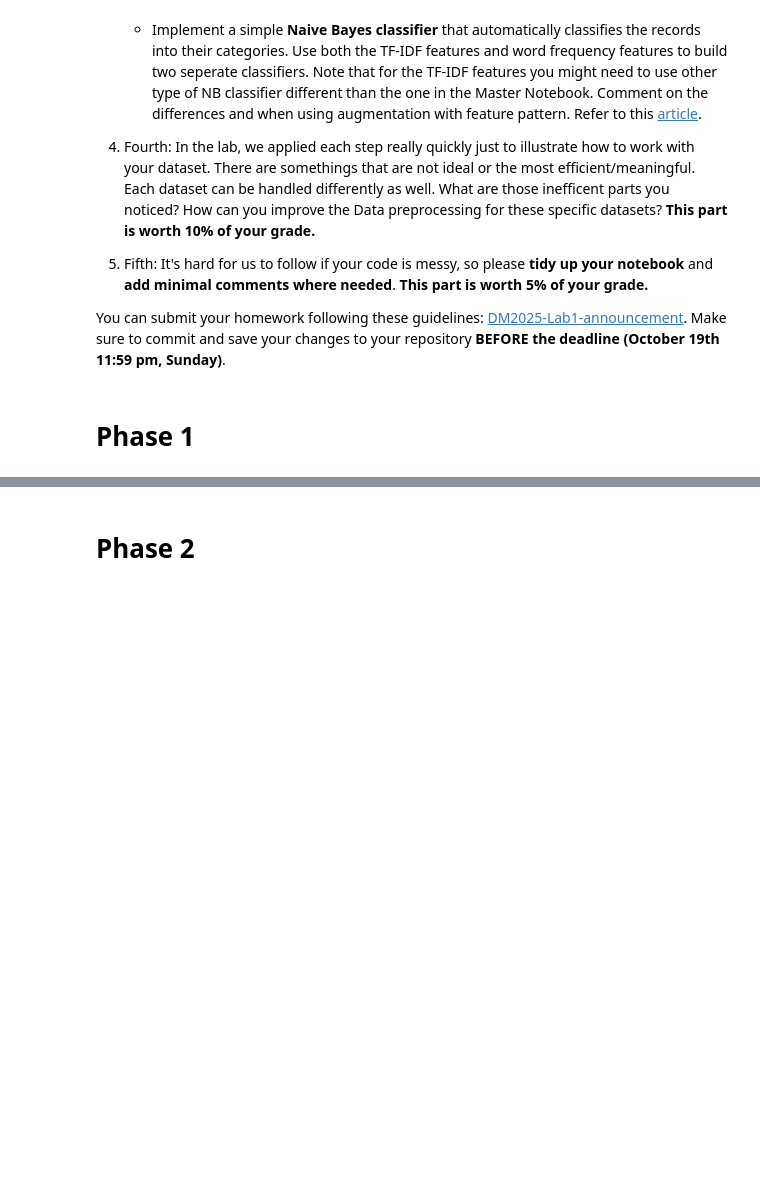
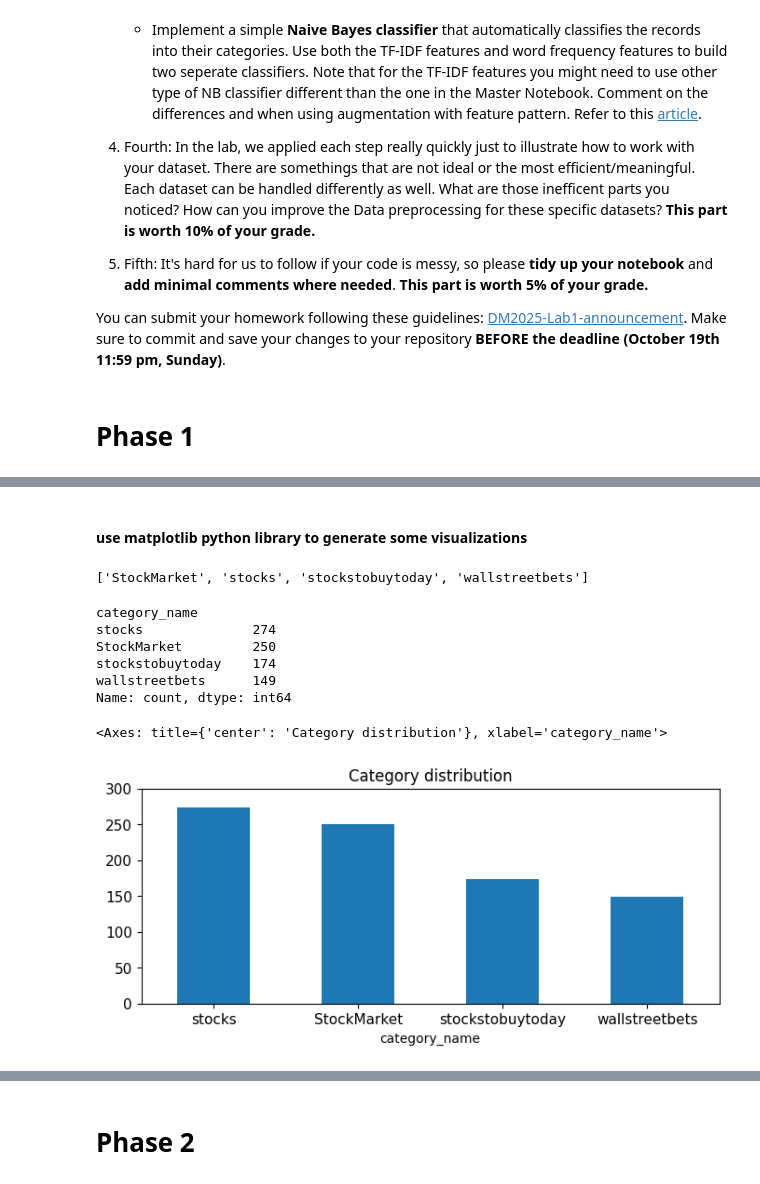
Before and after one commit to linshoufan/DM2025-Lab1-Exercise, a Jupyter notebook: DM2025-Lab1-Homework.ipynb, the cells around one changed output, grey strips where cells are left out. Cells and saved outputs as stored; diff of their text form; code cells hidden in the pictures; blank space fills up the shorter version.

```diff
--- a/DM2025-Lab1-Homework.ipynb
+++ b/DM2025-Lab1-Homework.ipynb
@@ -62,0 +100,18 @@ You can submit your homework following these guidelines: [DM2025-Lab1-announceme
+# %%
+# only need subreddit, text, label field
+DATA_PATH = "newdataset/Reddit-stock-sentiment.csv"
+df = pd.read_csv(DATA_PATH)
+df = df[['subreddit', 'text', 'label']]
+df = df.rename(columns={'subreddit': 'category_name', 'text': 'text', 'label': 'label'})
+
+# turn into list
+text = df['text'].tolist()
+category_name = df['category_name'].tolist()
+label = df['label'].tolist()
+
+# use dict to store the data
+reddit_dataset = {
+    "text": text,
+    "label": label,
+    "category_name": category_name,
+}
@@ -62,0 +169,10 @@ You can submit your homework following these guidelines: [DM2025-Lab1-announceme
+# %%
+import pandas as pd
+
+X = pd.DataFrame({
+    "text": [" ".join(t.split("\n")).strip('\n\t') for t in reddit_dataset["text"]],
+    "label": reddit_dataset["label"],
+    "category_name": reddit_dataset["category_name"]
+})
+
+print(X.head())
@@ -62,0 +405,2 @@ You can submit your homework following these guidelines: [DM2025-Lab1-announceme
+# %% [markdown]
+#### use matplotlib python library to generate some visualizations
@@ -62,0 +410,21 @@ You can submit your homework following these guidelines: [DM2025-Lab1-announceme
+# %%
+categories
+# %% [output]
+['StockMarket', 'stocks', 'stockstobuytoday', 'wallstreetbets']
+# %%
+print(X.category_name.value_counts())
+
+# plot barchart for X
+X.category_name.value_counts().plot(kind = 'bar',
+                                    title = 'Category distribution',
+                                    ylim = [0, 300],
+                                    rot = 0, fontsize = 11, figsize = (8,3))
+# %% [output]
+category_name
+stocks              274
+StockMarket         250
+stockstobuytoday    174
+wallstreetbets      149
+Name: count, dtype: int64
+<Axes: title={'center': 'Category distribution'}, xlabel='category_name'>
+[figure, added]
```
Also changed, not shown: parts of 104 cells of this notebook, 4 other files.
